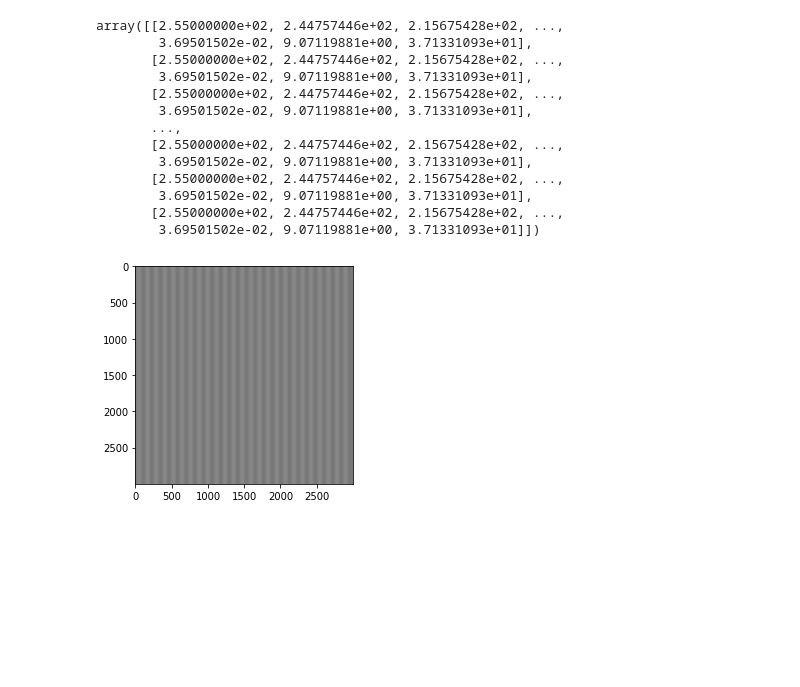
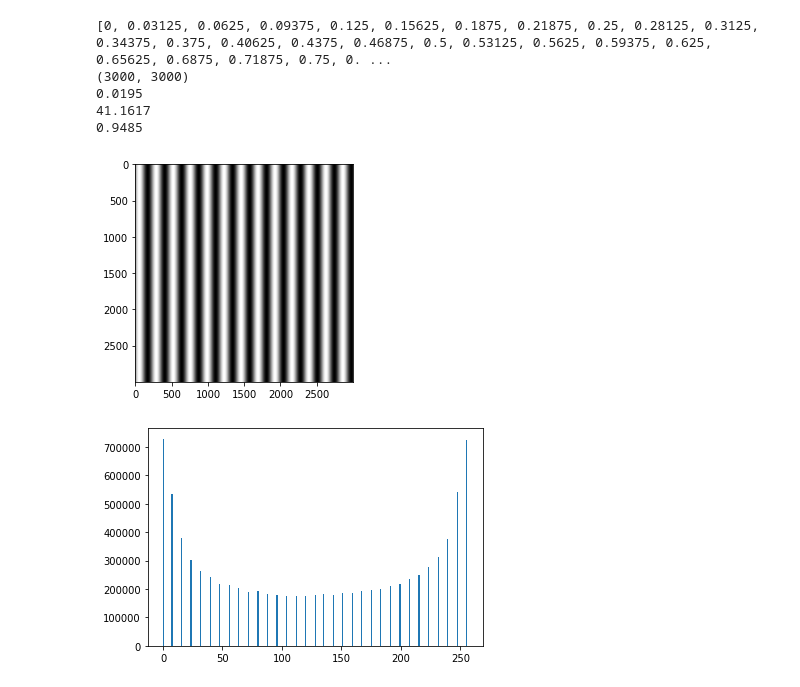
Before and after one commit to GreyImediary/tech_vision, a Jupyter notebook: practice_4/practice_4.ipynb, the cells around one changed output. Cells and saved outputs as stored; diff of their text form; code cells hidden in the pictures; blank space fills up the shorter version.

```diff
--- a/practice_4/practice_4.ipynb
+++ b/practice_4/practice_4.ipynb
@@ -88,24 +41,60 @@ for i in F:
+# %%
+#@title Параметры { run: "auto" }
+low = 0#@param {type:"number"}
+
+upper = 1#@param {type:"number"}
+level = 32#@param {type:"number"}
 # %%
-
 def image(p):
     p = p * 255
     image = np.full((len(p), len(p)), fill_value=p)
     plt.imshow(image, cmap="gray")
     return image
-
-image(func_dis(F[6]))
-# %% [output]
-array([[2.55000000e+02, 2.44757446e+02, 2.15675428e+02, ...,
-        3.69501502e-02, 9.07119881e+00, 3.71331093e+01],
-       [2.55000000e+02, 2.44757446e+02, 2.15675428e+02, ...,
-        3.69501502e-02, 9.07119881e+00, 3.71331093e+01],
-       [2.55000000e+02, 2.44757446e+02, 2.15675428e+02, ...,
-        3.69501502e-02, 9.07119881e+00, 3.71331093e+01],
-       ...,
-       [2.55000000e+02, 2.44757446e+02, 2.15675428e+02, ...,
-        3.69501502e-02, 9.07119881e+00, 3.71331093e+01],
-       [2.55000000e+02, 2.44757446e+02, 2.15675428e+02, ...,
-        3.69501502e-02, 9.07119881e+00, 3.71331093e+01],
-       [2.55000000e+02, 2.44757446e+02, 2.15675428e+02, ...,
-        3.69501502e-02, 9.07119881e+00, 3.71331093e+01]])
-[figure, removed]
+# %%
+def quant(b, low, upper, level): # квантование
+    A = []
+    levels = []
+    while low <= upper:
+        levels.append(low)
+        low += 1 / level
+
+    print(levels)
+    for i in b:
+       for j in range(len(levels)):
+           if i < levels[j]:
+                if i < (levels[j-1] + levels[j]) / 2:
+                    A.append(levels[j-1])
+                    break
+                else:
+                    A.append(levels[j])
+                    break
+    return np.array(A)
+# %%
+N = quant(discr_sign(freq_diskr / 5), low, upper, level)
+picQ = image(N)
+print (picQ.shape)
+
+pic = image(discr_sign(freq_diskr / 5))
+pic = np.resize(pic, picQ.shape)
+
+MSE = round(mse(pic,picQ) /255, 4)
+print (MSE)
+
+PSNR = round(psnr(pic,picQ, data_range=255), 4)
+print(PSNR)
+
+SSIM = round((ssim(pic,picQ, data_range=255)), 4)
+print(SSIM)
+# %% [output]
+[0, 0.03125, 0.0625, 0.09375, 0.125, 0.15625, 0.1875, 0.21875, 0.25, 0.28125, 0.3125, 0.34375, 0.375, 0.40625, 0.4375, 0.46875, 0.5, 0.53125, 0.5625, 0.59375, 0.625, 0.65625, 0.6875, 0.71875, 0.75, 0. ...
+(3000, 3000)
+0.0195
+41.1617
+0.9485
+[figure, added]
+# %%
+#Гистограмма
+plt.hist(picQ.ravel(), 255, [0,256])
+plt.show()
+# %% [output]
+[figure, added]
```
Also changed, not shown: parts of 9 cells of this notebook, 7 other files.
